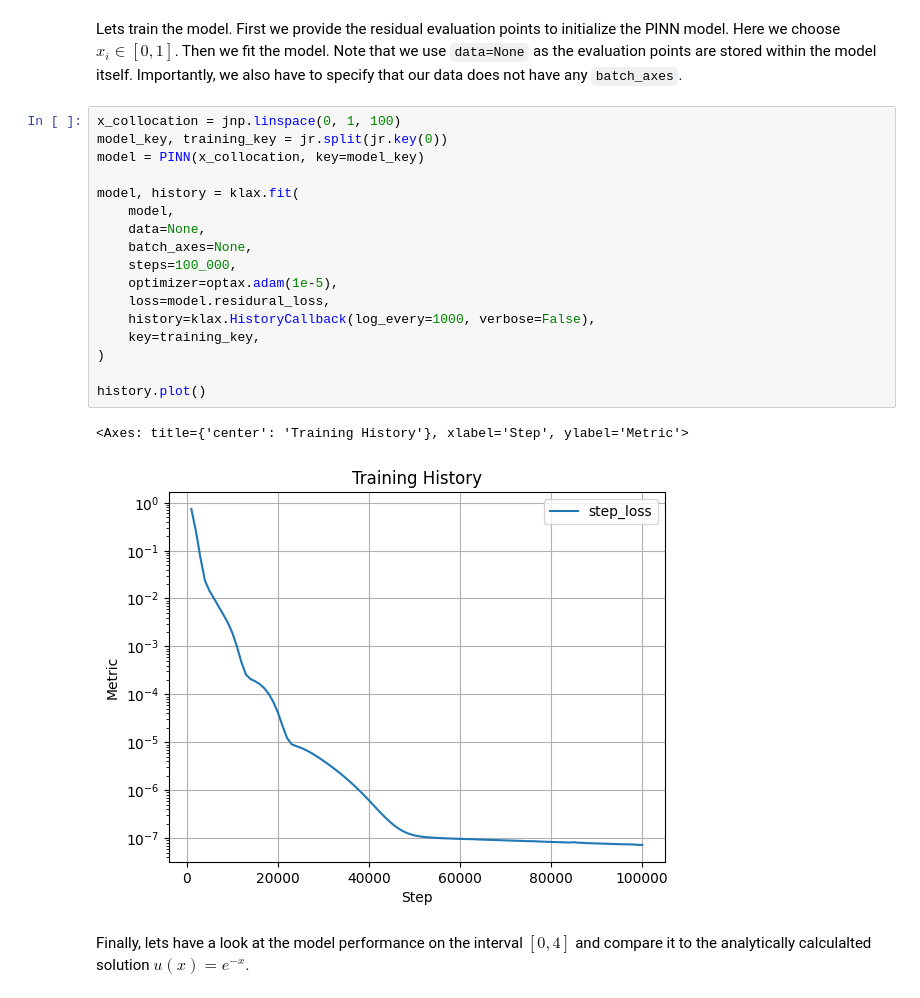
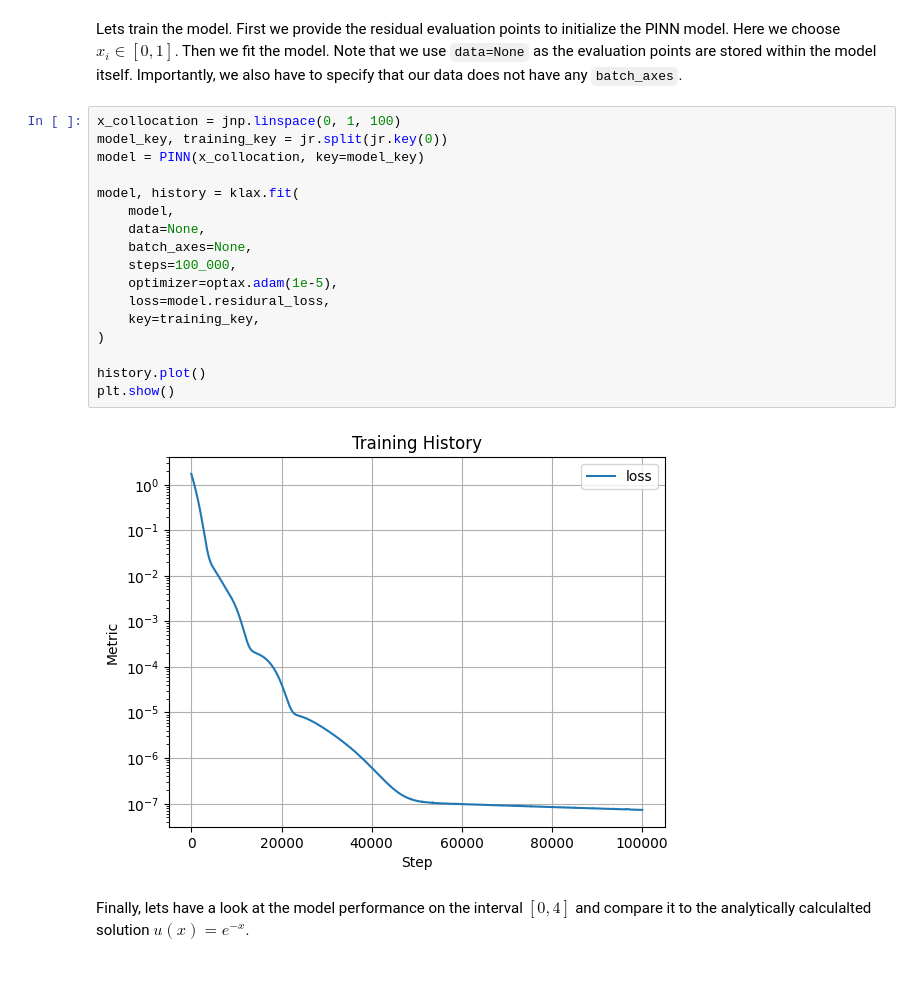
Before and after one commit to Drenderer/klax, a Jupyter notebook: docs/examples/training_without_data.ipynb, the cells around one changed output. Cells and saved outputs as stored; diff of their text form.

Commit message:
Updated the examples to the new generalized training loop api.

```diff
--- a/docs/examples/training_without_data.ipynb
+++ b/docs/examples/training_without_data.ipynb
@@ -75,23 +75,22 @@ Lets train the model. First we provide the residual evaluation points to initial
 # %%
 x_collocation = jnp.linspace(0, 1, 100)
 model_key, training_key = jr.split(jr.key(0))
 model = PINN(x_collocation, key=model_key)
 
 model, history = klax.fit(
     model,
     data=None,
     batch_axes=None,
     steps=100_000,
     optimizer=optax.adam(1e-5),
     loss=model.residural_loss,
-    history=klax.HistoryCallback(log_every=1000, verbose=False),
     key=training_key,
 )
 
 history.plot()
+plt.show()
 # %% [output]
-<Axes: title={'center': 'Training History'}, xlabel='Step', ylabel='Metric'>
-[figure, old version]
+[figure, new version]
 # %% [markdown]
 Finally, lets have a look at the model performance on the interval $[0,4]$ and compare it to the analytically calculalted solution $u(x)=e^{-x}$.
 # %%
```
Also changed, not shown: 3 other files.
